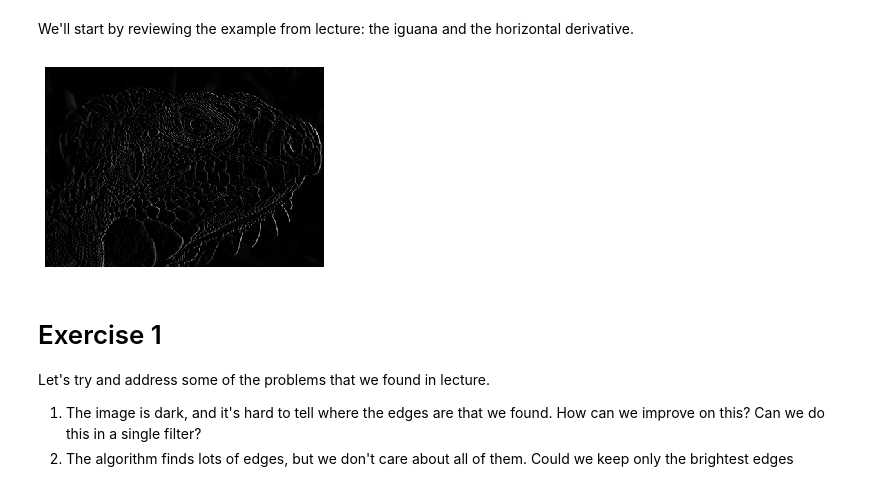
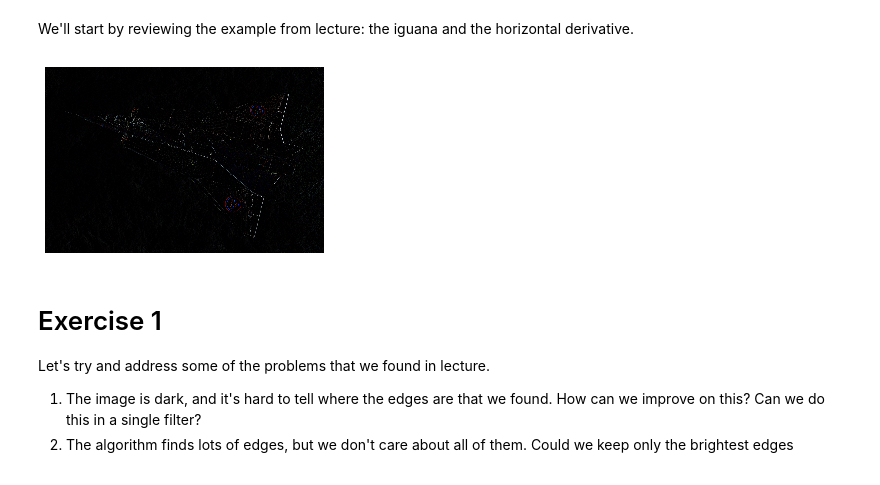
Before and after one commit to Daniel-E-B/cs280-computer-vision, a Jupyter notebook: Edge Detection/Edge detection.ipynb, the cells around one changed output. Drawn from its saved outputs; the diff is of its cells as text; code cells hidden in the pictures.

```diff
--- a/Edge Detection/Edge detection.ipynb
+++ b/Edge Detection/Edge detection.ipynb
@@ -29,14 +29,15 @@ We'll start by reviewing the example from lecture: the iguana and the horizontal
 # %%
 filter = np.array(
 [
     [1,0,-1]
 ])
 
-image = cv2.imread('./iguana.png')
+image = cv2.imread('../Filters/draken.jpg')
+# image = cv2.imread('/home/daniel/Downloads/gus.jpg')
 result = cv2.filter2D(image, -1, filter)
 display(result)
 # %% [output]
-[figure, old version]
+[figure, new version]
 # %% [markdown]
 # Exercise 1
 Let's try and address some of the problems that we found in lecture.
```
Also changed, not shown: parts of 5 cells of this notebook.
